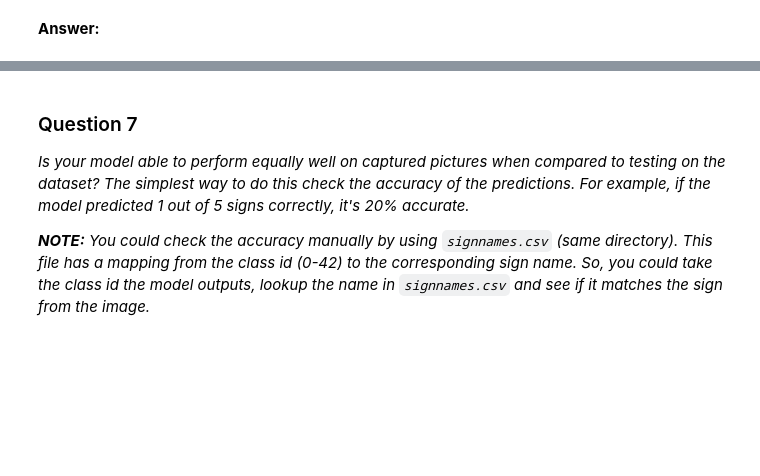
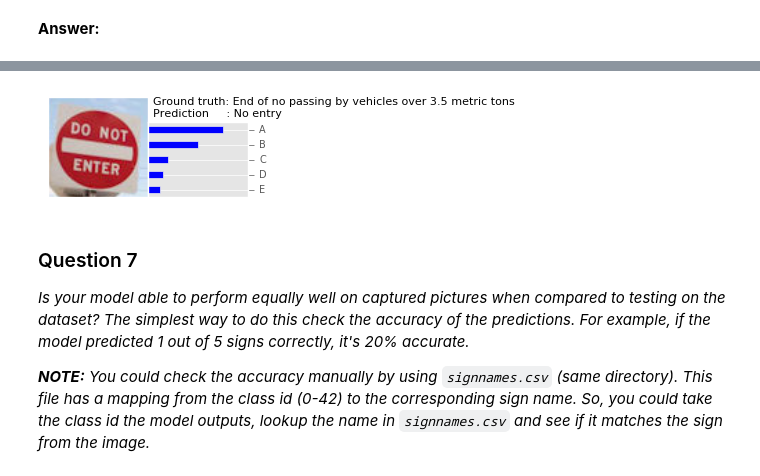
Before and after one commit to elbernante/traffic-sign-classifier, a Jupyter notebook: Traffic_Sign_Classifier.ipynb, the cells around one changed output, grey strips where cells are left out. Cells and saved outputs as stored; diff of their text form; code cells hidden in the pictures; blank space fills up the shorter version.

```diff
--- a/Traffic_Sign_Classifier.ipynb
+++ b/Traffic_Sign_Classifier.ipynb
@@ -745,3 +870,63 @@ _Choose five candidate images of traffic signs and provide them in the report. A
+# %%
+
+# def labad():
+#     fig = plt.figure(figsize=(6,3))
+#     ax = fig.add_axes([0,0,0.5,1])
+#     ax.set_xticks([])
+#     ax.set_yticks([])
+# #     ax.axis('off')
+
+#     img = plt.imread(raw_images_files[0])
+#     ax.imshow(img)
+
+#     ax = fig.add_axes([0.5, 0, 0.5, 1])
+# #     ax.set_xticks([])
+# #     ax.set_yticks([])
+
+#     img = plt.imread(raw_images_files[1])
+#     ax.imshow(img)
+
+#     plt.show()
+
+def labad():
+    fig = plt.figure(figsize=(5, 1))
+    ax = fig.add_axes([0,0,0.2,1])
+    ax.set_xticks([])
+    ax.set_yticks([])
+
+    img = plt.imread(raw_images_files[0])
+    ax.imshow(img)
+
+#     ax = fig.add_axes([0.2, 0, 0.8, 1])
+#     ax.set_xticks([])
+#     ax.set_yticks([])
+    gt = 'Ground truth: End of no passing by vehicles over 3.5 metric tons'
+    pre = '\nPrediction     : No entry'
+    a = ''
+    fig.text(0.21, 1, gt + pre,
+        horizontalalignment='left',
+        verticalalignment='top',
+        transform=ax.transAxes, size=8)
+
+    ax = fig.add_axes([0.2, 0, 0.2, 0.75])
+
+    df = pd.Series({'A': 0.75, 'B': 0.5, 'C': 0.2, 'D': 0.15, 'E': 0.12})
+    df.sort_values(inplace=True)
+
+    ag = df.plot.barh(ax=ax, xlim=(0,1), color='blue')
+    ag.set_xticks([])
+    ag.yaxis.tick_right()
+    for tl in ag.get_yticklabels():
+        tl.set_fontsize(7)
+
+
+    plt.show()
+
+
+
+labad()
+# %% [output]
+[figure, added]
 # %% [markdown]
 ### Question 7
 
```
Also changed, not shown: parts of 20 cells of this notebook, 2 other files.
